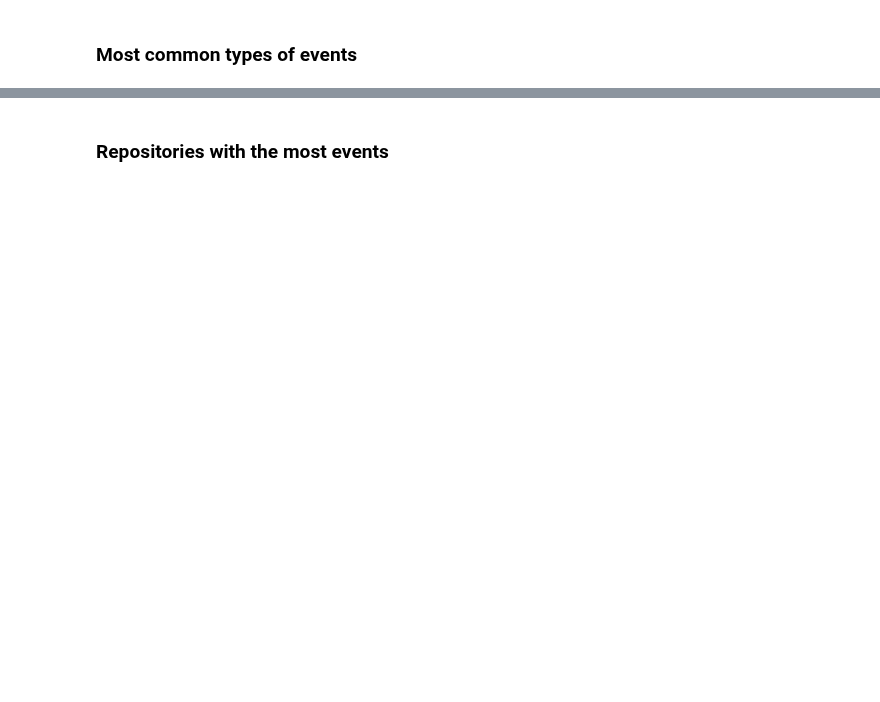
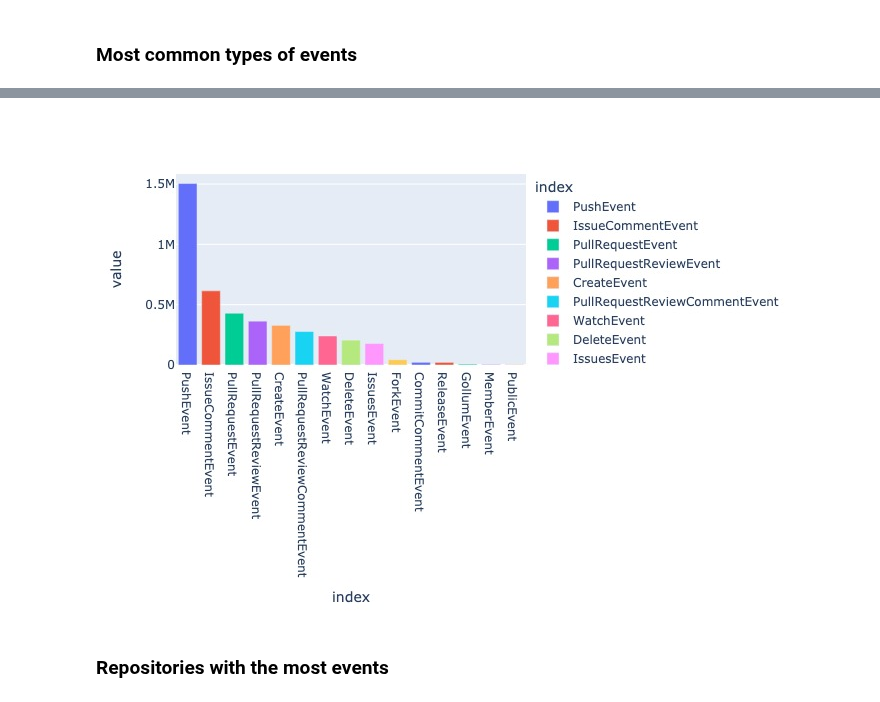
Before and after one commit to oss-aspen/Rappel, a Jupyter notebook: notebooks/project_discovery/repo_discovery.ipynb, the cells around one changed output, grey strips where cells are left out. Saved outputs shown, nothing was run; the diff lists cells and outputs as text; code cells hidden in the pictures; blank space fills up the shorter version.

```diff
--- a/notebooks/project_discovery/repo_discovery.ipynb
+++ b/notebooks/project_discovery/repo_discovery.ipynb
@@ -165,4 +171,8 @@ fig_ec = px.bar(
 fig_ec
+# %%
+Image("general_eventcount.jpeg")
+# %% [output]
+[figure, added]
 # %% [markdown]
 ### Repositories with the most events
 # %%
```
Also changed, not shown: parts of 25 cells of this notebook, 5 other files.
